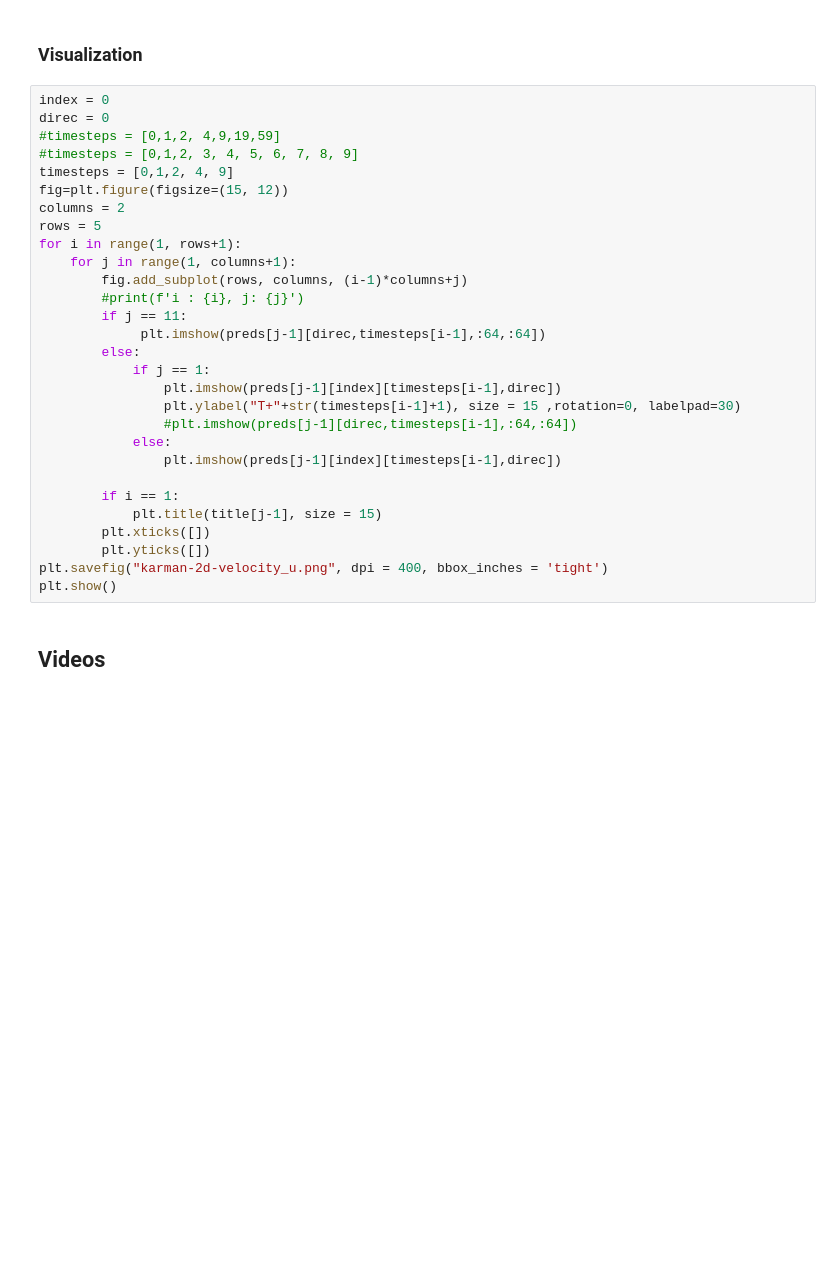
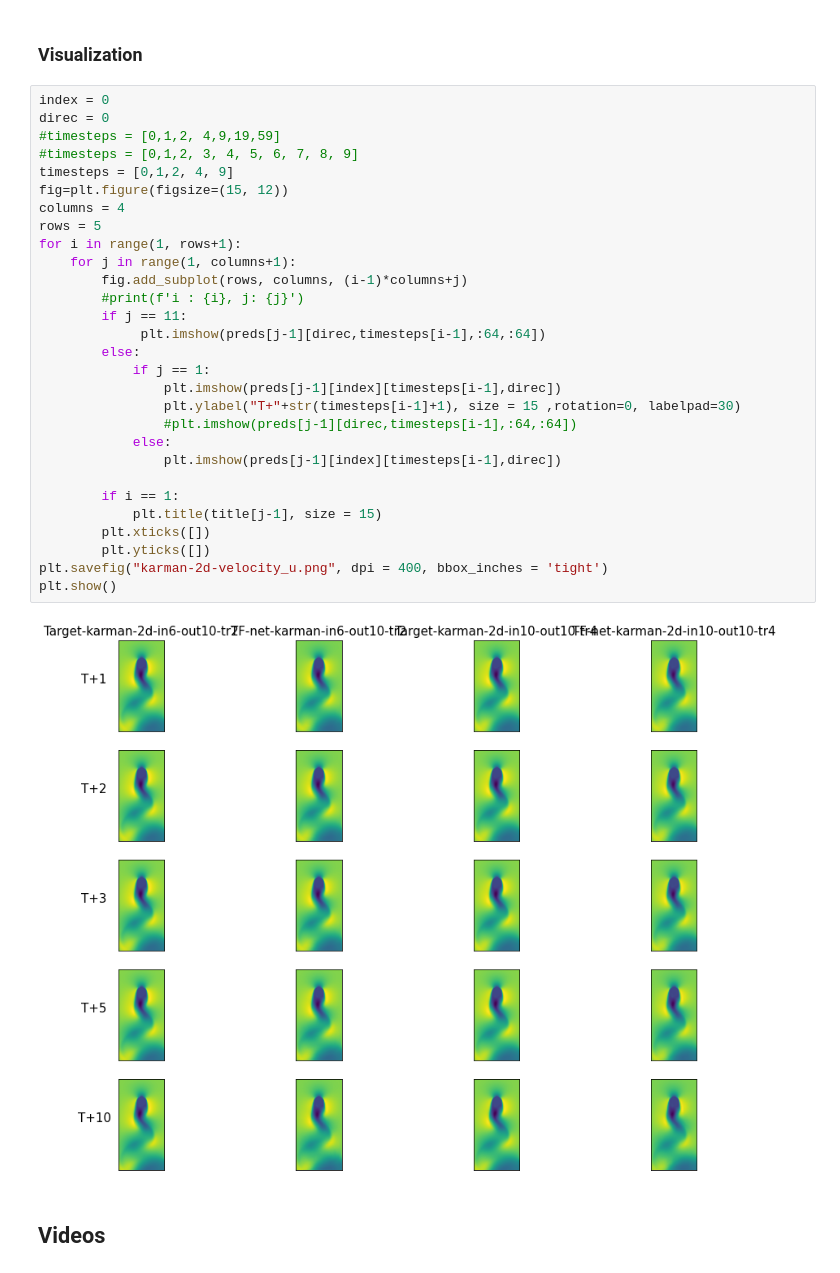
Before and after one commit to tailintalent/Turbulent-Flow-Nets, a Jupyter notebook: Evaluation/Evaluation_karman_2d.ipynb, the cells around one changed output. Saved outputs shown, nothing was run; the diff lists cells and outputs as text; blank space fills up the shorter version.

```diff
--- a/Evaluation/Evaluation_karman_2d.ipynb
+++ b/Evaluation/Evaluation_karman_2d.ipynb
@@ -295,32 +293,34 @@ Text(0.5, 0, 'Wave Number')
 # %%
 index = 0
 direc = 0
 #timesteps = [0,1,2, 4,9,19,59]
 #timesteps = [0,1,2, 3, 4, 5, 6, 7, 8, 9]
 timesteps = [0,1,2, 4, 9]
 fig=plt.figure(figsize=(15, 12))
-columns = 2
+columns = 4
 rows = 5
 for i in range(1, rows+1):
     for j in range(1, columns+1):
         fig.add_subplot(rows, columns, (i-1)*columns+j)
         #print(f'i : {i}, j: {j}')
         if j == 11:
              plt.imshow(preds[j-1][direc,timesteps[i-1],:64,:64])
         else:
             if j == 1:
                 plt.imshow(preds[j-1][index][timesteps[i-1],direc])
                 plt.ylabel("T+"+str(timesteps[i-1]+1), size = 15 ,rotation=0, labelpad=30)
                 #plt.imshow(preds[j-1][direc,timesteps[i-1],:64,:64])
             else:
                 plt.imshow(preds[j-1][index][timesteps[i-1],direc])
 
         if i == 1:
             plt.title(title[j-1], size = 15)
         plt.xticks([])
         plt.yticks([])
 plt.savefig("karman-2d-velocity_u.png", dpi = 400, bbox_inches = 'tight')
 plt.show()
+# %% [output]
+[figure, added]
 # %% [markdown]
 ## Videos
 # %%
```
Also changed, not shown: parts of 10 cells of this notebook.
